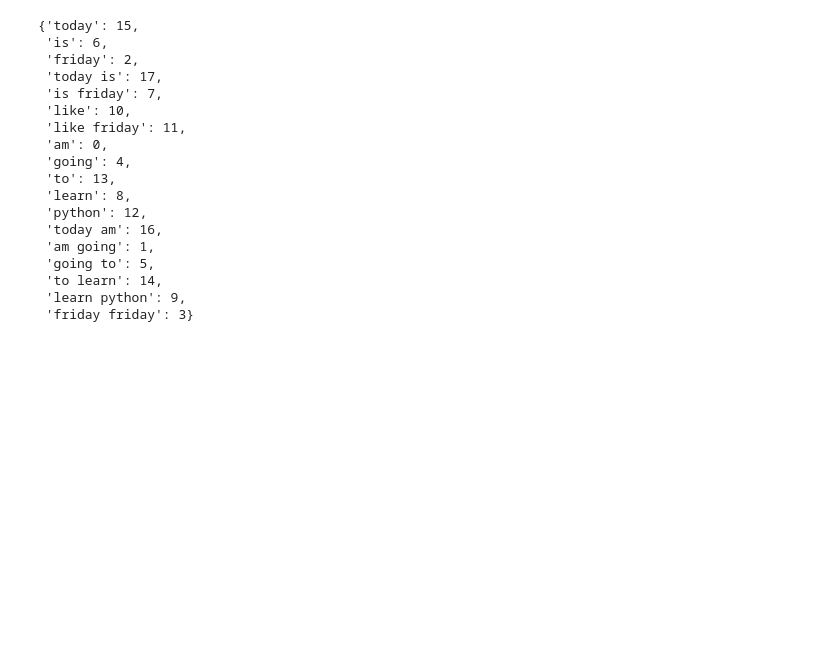
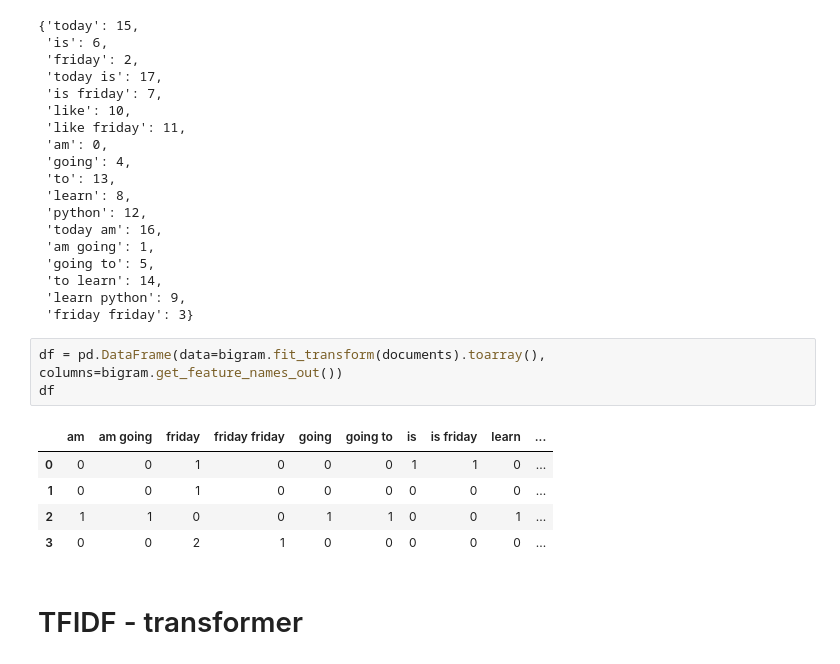
Before and after one commit to kjedrzejczak/Machine_Learning_Bootcamp_practice, a Jupyter notebook: 24_case_study_III.ipynb, the cells around one changed output. Drawn from its saved outputs; the diff is of its cells as text; blank space fills up the shorter version.

```diff
--- a/24_case_study_III.ipynb
+++ b/24_case_study_III.ipynb
@@ -96,3 +96,14 @@ bigram.vocabulary_
  'to learn': 14,
  'learn python': 9,
  'friday friday': 3}
+# %%
+df = pd.DataFrame(data=bigram.fit_transform(documents).toarray(), columns=bigram.get_feature_names_out())
+df
+# %% [output]
+|  | am | am going | friday | friday friday | going | going to | is | is friday | learn | ... |
+| 0 | 0 | 0 | 1 | 0 | 0 | 0 | 1 | 1 | 0 | ... |
+| 1 | 0 | 0 | 1 | 0 | 0 | 0 | 0 | 0 | 0 | ... |
+| 2 | 1 | 1 | 0 | 0 | 1 | 1 | 0 | 0 | 1 | ... |
+| 3 | 0 | 0 | 2 | 1 | 0 | 0 | 0 | 0 | 0 | ... |
+# %% [markdown]
+# TFIDF - transformer
```
Also changed, not shown: parts of 17 cells of this notebook.
